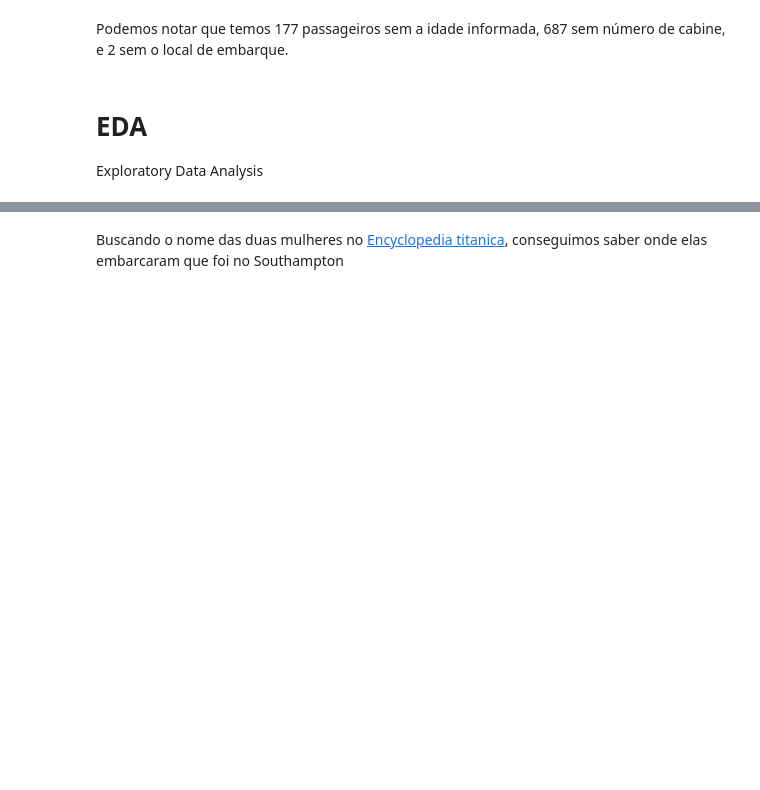
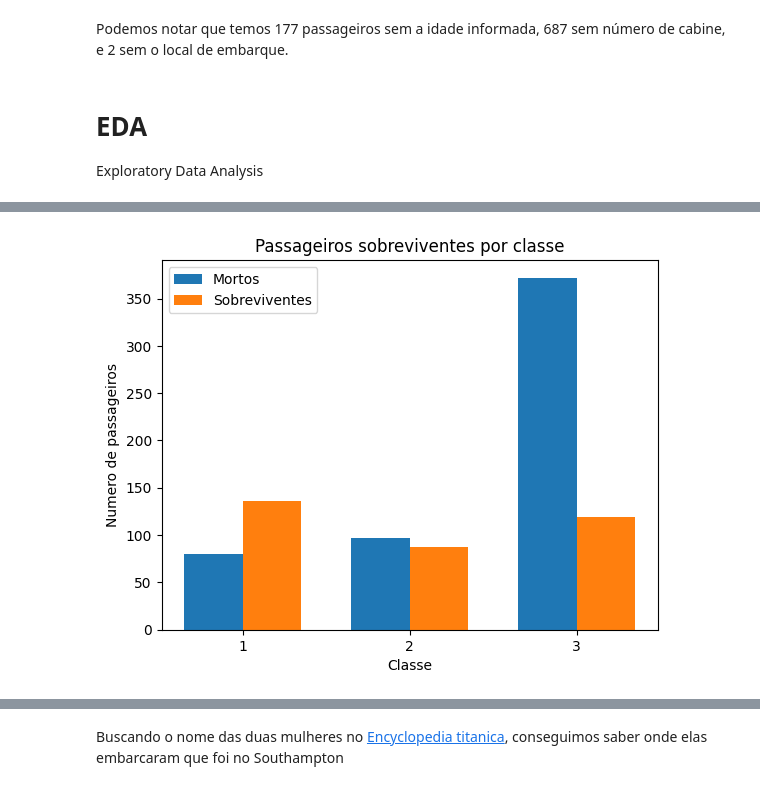
Before and after one commit to varsantos/Data_science, a Jupyter notebook: Titanic.ipynb, the cells around one changed output, grey strips where cells are left out. Saved outputs shown, nothing was run; the diff lists cells and outputs as text; code cells hidden in the pictures; blank space fills up the shorter version.

```diff
--- a/Titanic.ipynb
+++ b/Titanic.ipynb
@@ -169,0 +188,20 @@ Exploratory Data Analysis
+# %%
+#analise bivariada
+
+#definindo o tamanho do grafico e a lagura das barras
+largura_barra = 0.35
+posicoes = range(len(sobreviventes_por_classe.index))
+
+plt.bar(posicoes, sobreviventes_por_classe[0], width=largura_barra, label='Mortos') #criando uma barra para os mortos
+plt.bar([p + largura_barra for p in posicoes], sobreviventes_por_classe[1], largura_barra, label='Sobreviventes') #criando uma barra para os vivos
+
+#rotulando a área do gráfico
+plt.xlabel('Classe')
+plt.ylabel('Numero de passageiros')
+plt.title('Passageiros sobreviventes por classe')
+plt.xticks([p + largura_barra / 2 for p in posicoes], sobreviventes_por_classe.index)
+plt.legend()
+
+plt.show()
+# %% [output]
+[figure, added]
```
Also changed, not shown: parts of 37 cells of this notebook.
